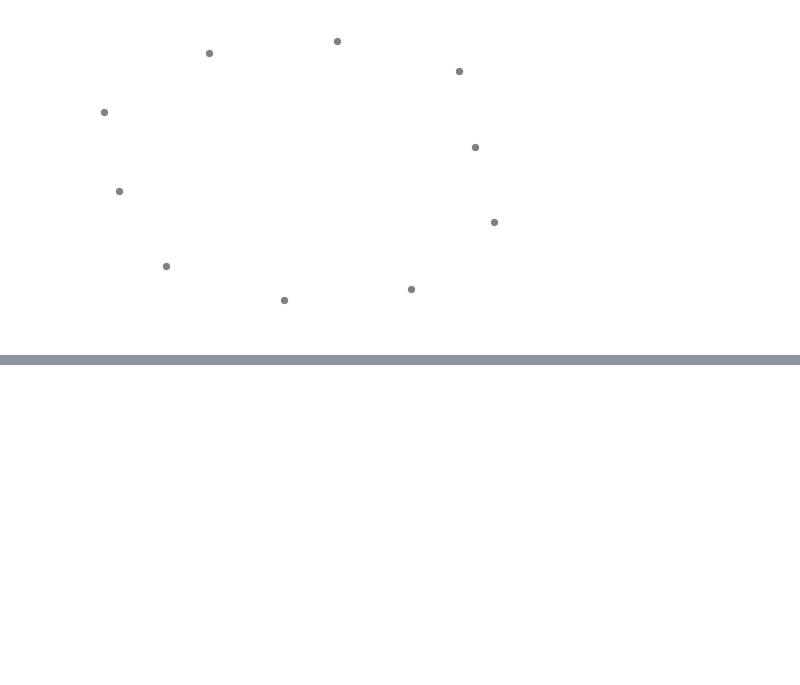
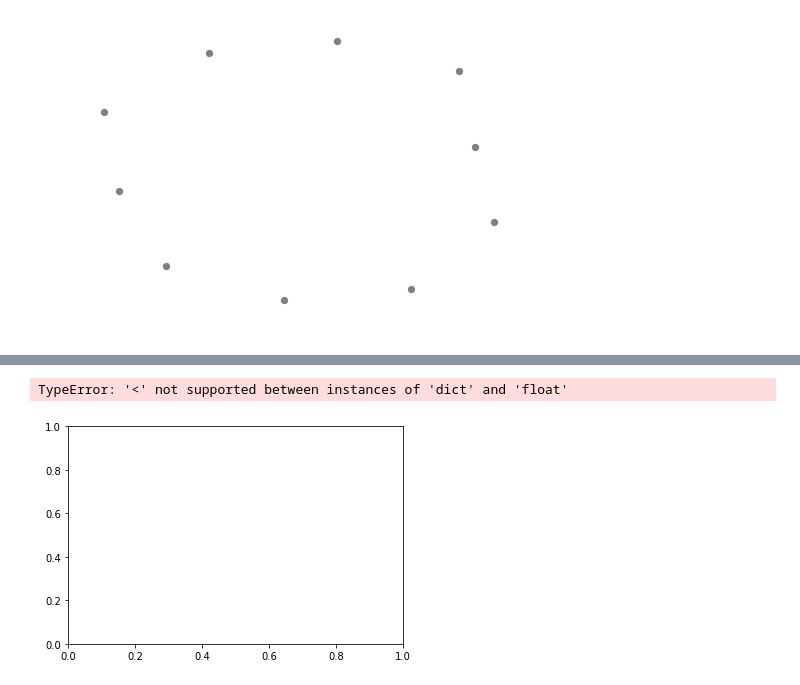
Before and after one commit to udaytak/Edx_PythonForResearch, a Jupyter notebook: 4_31. Case Study - Social Network Analysis.ipynb, the cells around one changed output, grey strips where cells are left out. Saved outputs shown, nothing was run; the diff lists cells and outputs as text; code cells hidden in the pictures; blank space fills up the shorter version.

```diff
--- a/4_31. Case Study - Social Network Analysis.ipynb
+++ b/4_31. Case Study - Social Network Analysis.ipynb
@@ -293,0 +337,6 @@ DegreeView({0: 3, 1: 4, 2: 2, 3: 3, 4: 4, 5: 7, 6: 2, 7: 5, 8: 5, 9: 6, 10: 5, 1
+# %%
+D = {1:1, 2:2, 3:3}
+plt.hist(D)
+# %% [output]
+TypeError: '<' not supported between instances of 'dict' and 'float'
+[figure, added]
```
Also changed, not shown: parts of 11 cells of this notebook, 2 other files.
